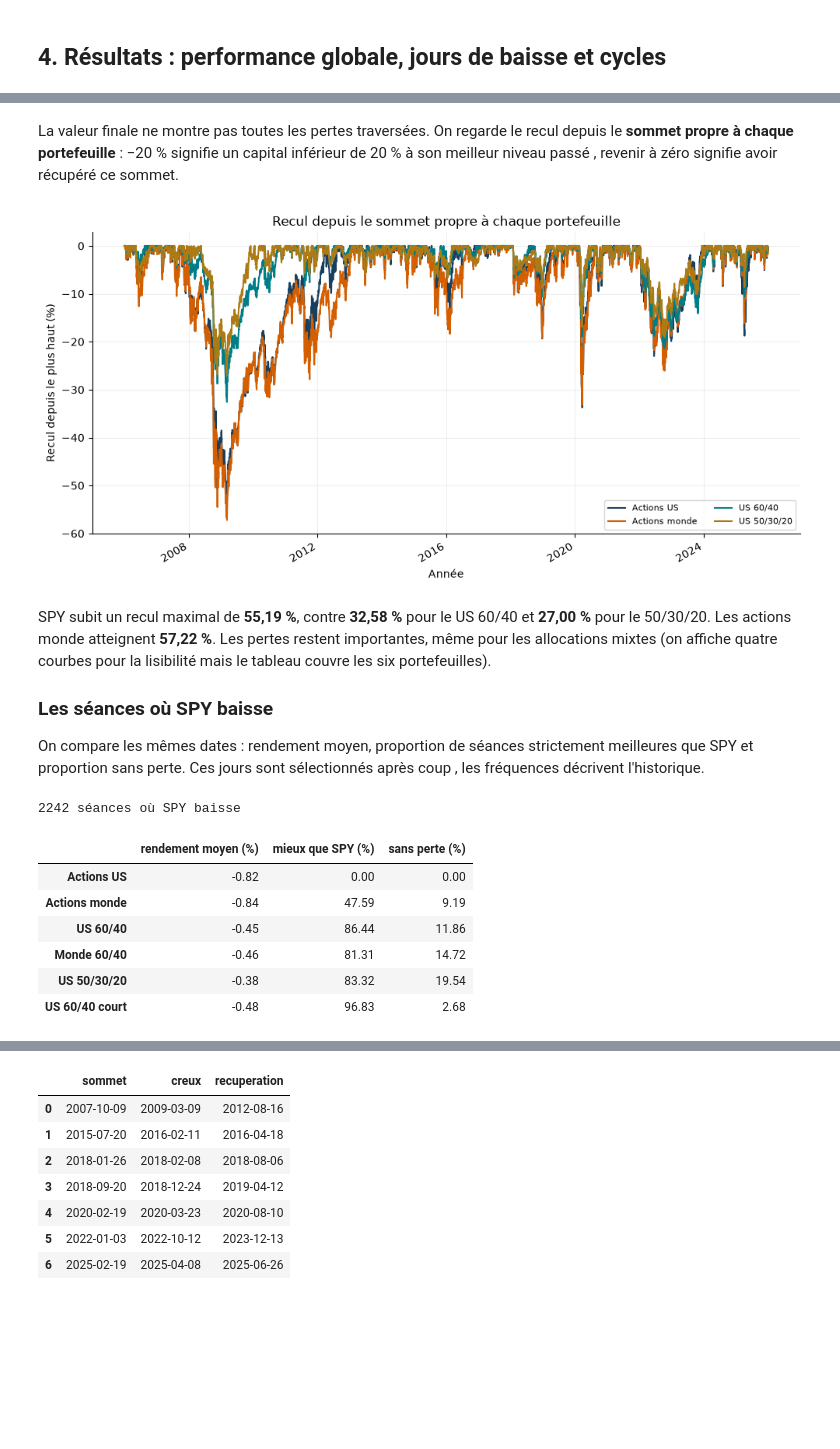
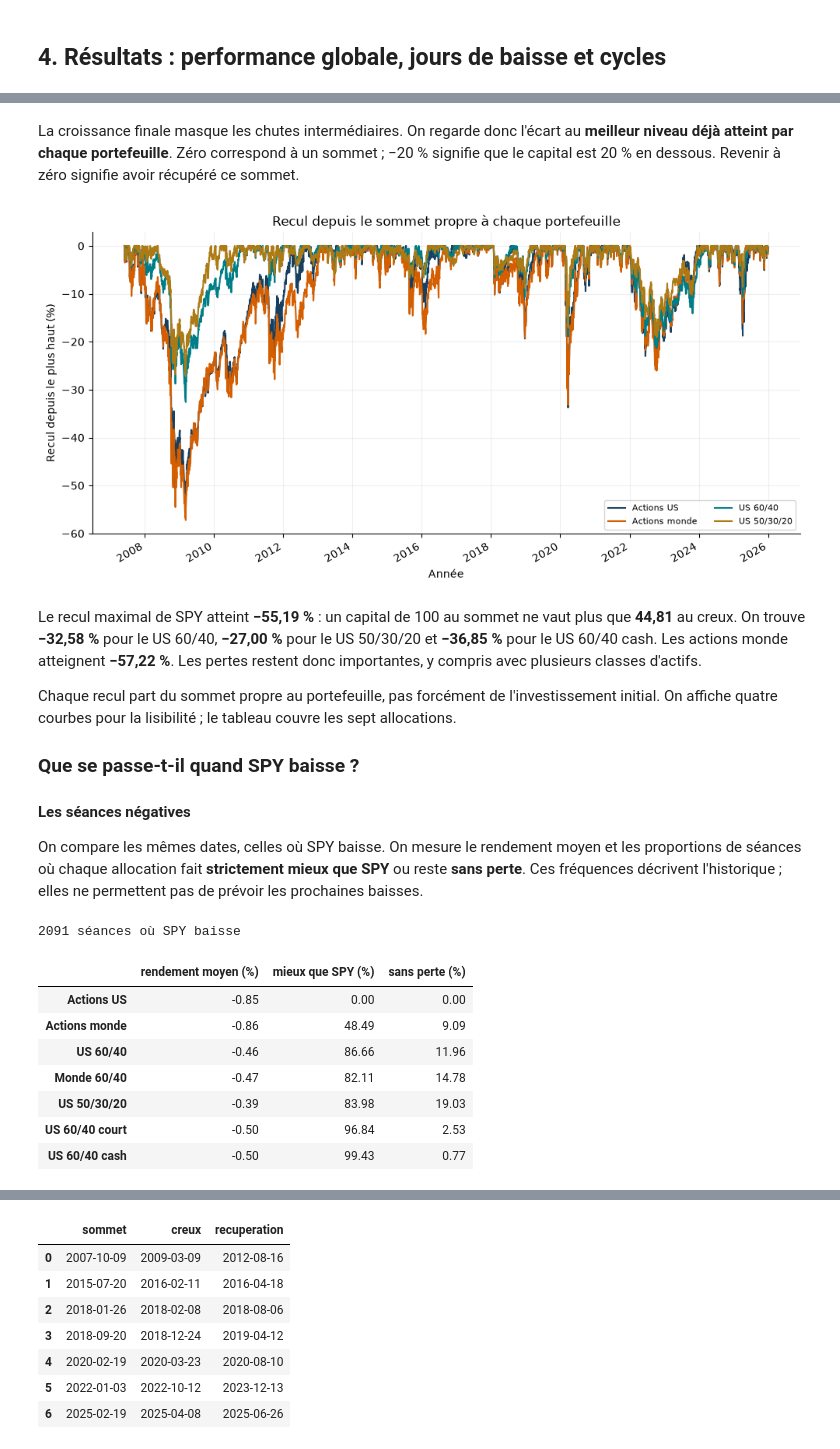
Before and after one commit to thibaut-a11y/Projet-Python-ENSAE, a Jupyter notebook: rapport.ipynb, the cells around one changed output, grey strips where cells are left out. Drawn from its saved outputs; the diff is of its cells as text; code cells hidden in the pictures; blank space fills up the shorter version.

```diff
--- a/rapport.ipynb
+++ b/rapport.ipynb
@@ -13,24 +15,21 @@ On cherche à distinguer **perdre moins que le marché** et **préserver son cap
 # %%
 from pathlib import Path
 import sys
-import json
-import numpy as np
 import pandas as pd
 from IPython.display import display
 
-candidats = [Path.cwd(), *Path.cwd().parents]
-ROOT = next((p for p in candidats
-             if (p / "fonctions/scraping.py").is_file()
-             and (p / "data/raw").is_dir()), None)
-if ROOT is None:
-    raise FileNotFoundError("Ouvrir le notebook depuis le dossier du projet")
+# on repère le dossier du projet
+ROOT = next(p for p in [Path.cwd(), *Path.cwd().parents]
+            if (p / "fonctions").is_dir())
 sys.path.insert(0, str(ROOT))
 
 from fonctions.scraping import TICKERS, fetch_yahoo, fetch_fred
-from fonctions.audit import auditer_prix, auditer_cpi
+from fonctions.audit import auditer_prix, tracer_base_100, auditer_cpi
 from fonctions.analyse import (
     ALLOCATIONS, simuler_allocations, capital_et_recul, indicateurs,
     pertes_en_baisse, reperer_episodes, rendements_episodes,
-    contexte_inflation, comparer_temoin,
+    contexte_inflation, comparer_decennies, comparer_seuils, comparer_temoin,
 )
-from fonctions.graphiques import tracer_capital, tracer_reculs, tracer_episodes, tracer_correlations
+from fonctions.graphiques import (
+    tracer_capital, tracer_reculs, tracer_episodes, tracer_correlations,
+)
@@ -127,0 +46,6 @@ Ces comparaisons nous permettent d'examiner la diversification géographique, l'
+# %%
+chemin_prix = ROOT / "data/raw/asset_prices.parquet"
+chemin_cpi = ROOT / "data/raw/CPIAUCSL.parquet"
+
+prix_bruts = pd.read_parquet(chemin_prix) if chemin_prix.is_file() else fetch_yahoo()
+inflation = pd.read_parquet(chemin_cpi) if chemin_cpi.is_file() else fetch_fred()
@@ -127,0 +56,6 @@ Ces comparaisons nous permettent d'examiner la diversification géographique, l'
+# %%
+prix = prix_bruts.loc["2007-06-01":"2025-12-31", list(TICKERS)].dropna()
+display(auditer_prix(prix))
+print(f"{len(prix)} dates communes, soit {len(prix) - 1} rendements quotidiens")
+print(f"{len(prix_bruts.loc['2007-06-01':'2025-12-31']) - len(prix)} dates retirées")
+tracer_base_100(prix)
@@ -187,25 +161,30 @@ tracer_capital(capital)
-# %% [markdown]
-La valeur finale ne montre pas toutes les pertes traversées. On regarde le recul depuis le **sommet propre à chaque portefeuille** : −20 % signifie un capital inférieur de 20 % à son meilleur niveau passé , revenir à zéro signifie avoir récupéré ce sommet.
+# %% [markdown]
+La croissance finale masque les chutes intermédiaires. On regarde donc l'écart au **meilleur niveau déjà atteint par chaque portefeuille**. Zéro correspond à un sommet ; −20 % signifie que le capital est 20 % en dessous. Revenir à zéro signifie avoir récupéré ce sommet.
 # %%
 tracer_reculs(recul)
 # %% [output]
-[figure, old version]
+[figure, new version]
 # %% [markdown]
-SPY subit un recul maximal de **55,19 %**, contre **32,58 %** pour le US 60/40 et **27,00 %** pour le 50/30/20. Les actions monde atteignent **57,22 %**. Les pertes restent importantes, même pour les allocations mixtes (on affiche quatre courbes pour la lisibilité mais le tableau couvre les six portefeuilles).
+Le recul maximal de SPY atteint **−55,19 %** : un capital de 100 au sommet ne vaut plus que **44,81** au creux. On trouve **−32,58 %** pour le US 60/40, **−27,00 %** pour le US 50/30/20 et **−36,85 %** pour le US 60/40 cash. Les actions monde atteignent **−57,22 %**. Les pertes restent donc importantes, y compris avec plusieurs classes d'actifs.
 
-### Les séances où SPY baisse
+Chaque recul part du sommet propre au portefeuille, pas forcément de l'investissement initial. On affiche quatre courbes pour la lisibilité ; le tableau couvre les sept allocations.
 
-On compare les mêmes dates : rendement moyen, proportion de séances strictement meilleures que SPY et proportion sans perte. Ces jours sont sélectionnés après coup , les fréquences décrivent l'historique.
+### Que se passe-t-il quand SPY baisse ?
+
+#### Les séances négatives
+
+On compare les mêmes dates, celles où SPY baisse. On mesure le rendement moyen et les proportions de séances où chaque allocation fait **strictement mieux que SPY** ou reste **sans perte**. Ces fréquences décrivent l'historique ; elles ne permettent pas de prévoir les prochaines baisses.
 # %%
 print(f"{(rendements['Actions US'] < 0).sum()} séances où SPY baisse")
-pertes_en_baisse(rendements).round(2)
+display(pertes_en_baisse(rendements).round(2))
 # %% [output]
-2242 séances où SPY baisse
+2091 séances où SPY baisse
 |  | rendement moyen (%) | mieux que SPY (%) | sans perte (%) |
-| Actions US | -0.82 | 0.00 | 0.00 |
-| Actions monde | -0.84 | 47.59 | 9.19 |
-| US 60/40 | -0.45 | 86.44 | 11.86 |
-| Monde 60/40 | -0.46 | 81.31 | 14.72 |
-| US 50/30/20 | -0.38 | 83.32 | 19.54 |
-| US 60/40 court | -0.48 | 96.83 | 2.68 |
+| Actions US | -0.85 | 0.00 | 0.00 |
+| Actions monde | -0.86 | 48.49 | 9.09 |
+| US 60/40 | -0.46 | 86.66 | 11.96 |
+| Monde 60/40 | -0.47 | 82.11 | 14.78 |
+| US 50/30/20 | -0.39 | 83.98 | 19.03 |
+| US 60/40 court | -0.50 | 96.84 | 2.53 |
+| US 60/40 cash | -0.50 | 99.43 | 0.77 |
 # %% [markdown]
```
Also changed, not shown: parts of 50 cells of this notebook, 10 other files.
